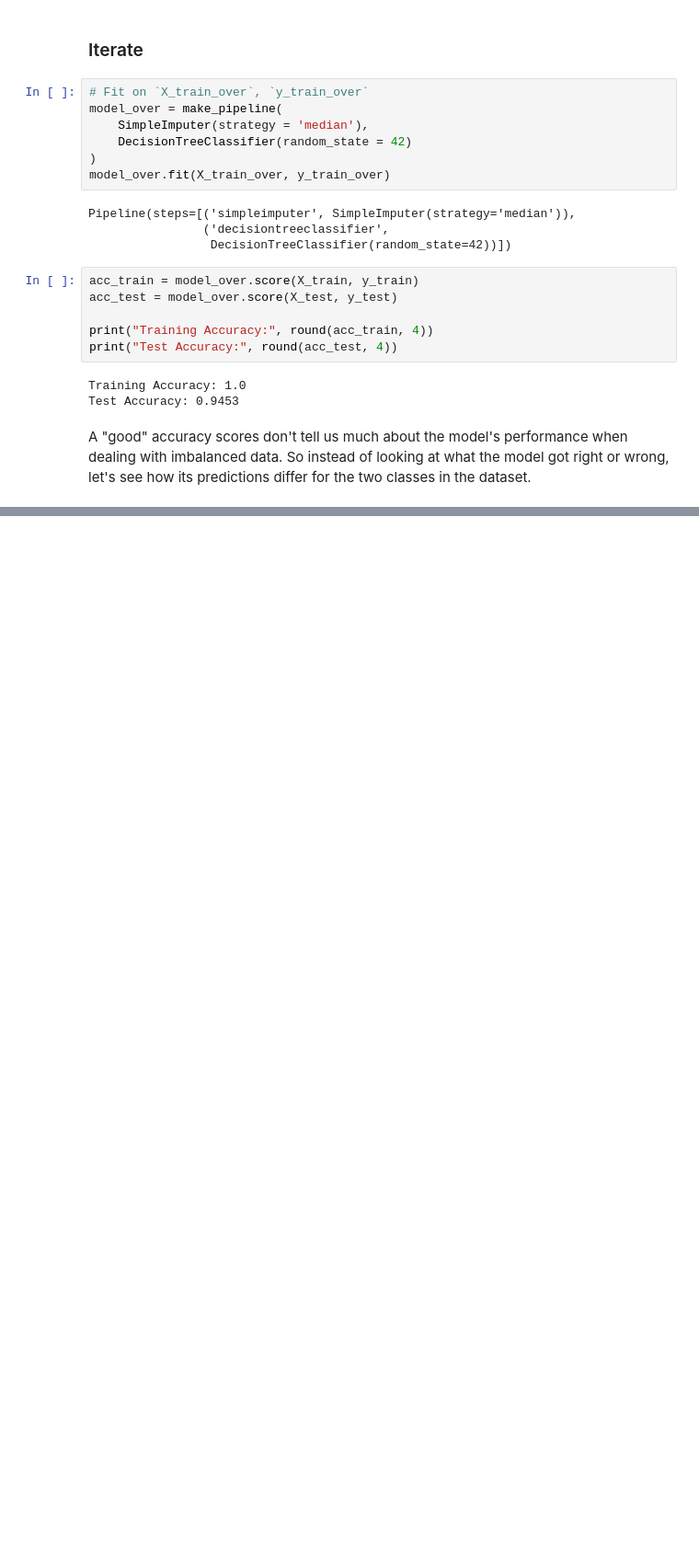
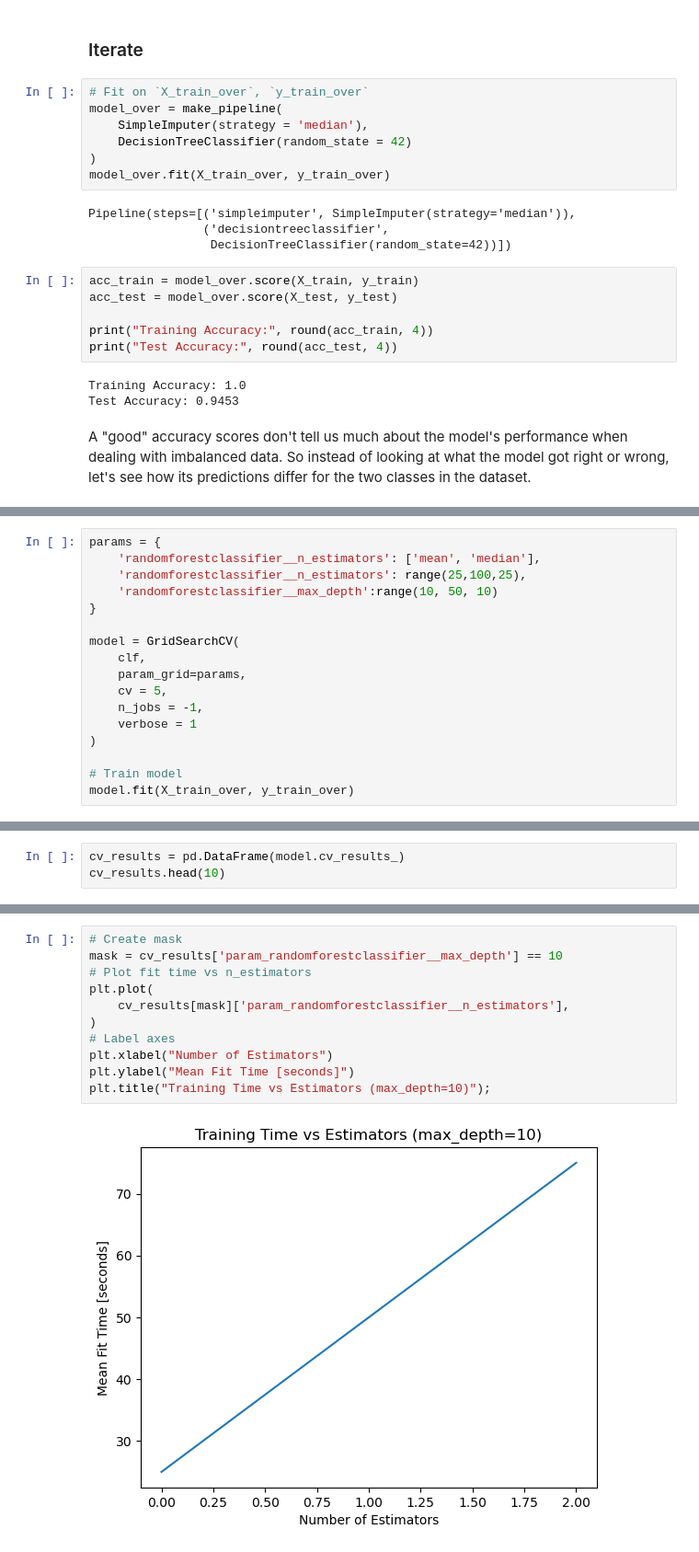
Before and after one commit to Johnnysnipes90/bankruptcy-prediction, a Jupyter notebook: notebook.ipynb, the cells around one changed output, grey strips where cells are left out. Shown at 92% size. Drawn from its saved outputs; the diff is of its cells as text; blank space fills up the shorter version.

```diff
--- a/notebook.ipynb
+++ b/notebook.ipynb
@@ -289,0 +332,17 @@ Test Accuracy: 0.9453
+# %%
+params = {
+    'randomforestclassifier__n_estimators': ['mean', 'median'],
+    'randomforestclassifier__n_estimators': range(25,100,25),
+    'randomforestclassifier__max_depth':range(10, 50, 10)
+}
+
+model = GridSearchCV(
+    clf,
+    param_grid=params,
+    cv = 5,
+    n_jobs = -1,
+    verbose = 1
+)
+
+# Train model
+model.fit(X_train_over, y_train_over)
@@ -289,0 +359,3 @@ Test Accuracy: 0.9453
+# %%
+cv_results = pd.DataFrame(model.cv_results_)
+cv_results.head(10)
@@ -289,0 +374,13 @@ Test Accuracy: 0.9453
+# %%
+# Create mask
+mask = cv_results['param_randomforestclassifier__max_depth'] == 10
+# Plot fit time vs n_estimators
+plt.plot(
+    cv_results[mask]['param_randomforestclassifier__n_estimators'],
+)
+# Label axes
+plt.xlabel("Number of Estimators")
+plt.ylabel("Mean Fit Time [seconds]")
+plt.title("Training Time vs Estimators (max_depth=10)");
+# %% [output]
+[figure, added]
```
Also changed, not shown: parts of 25 cells of this notebook.
